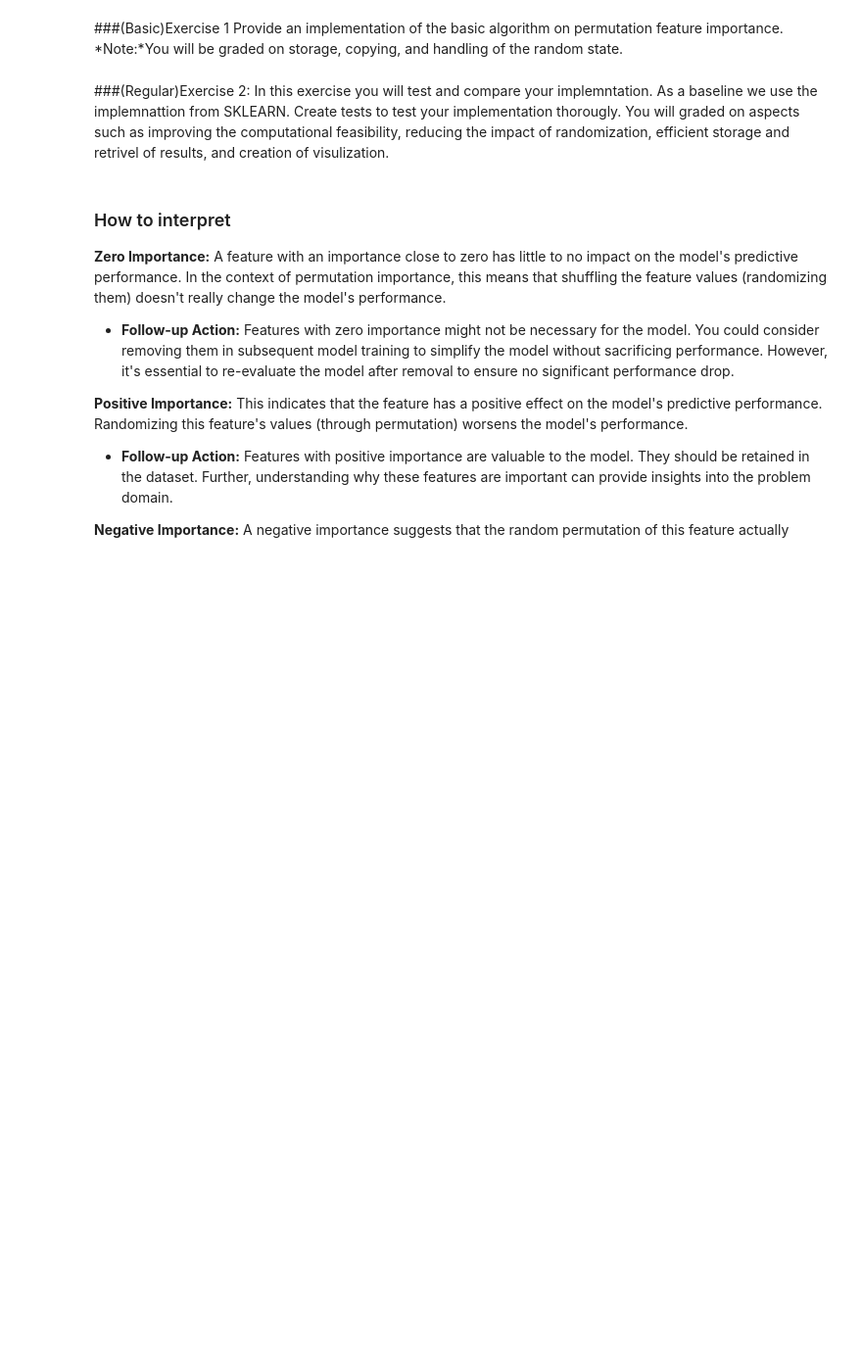
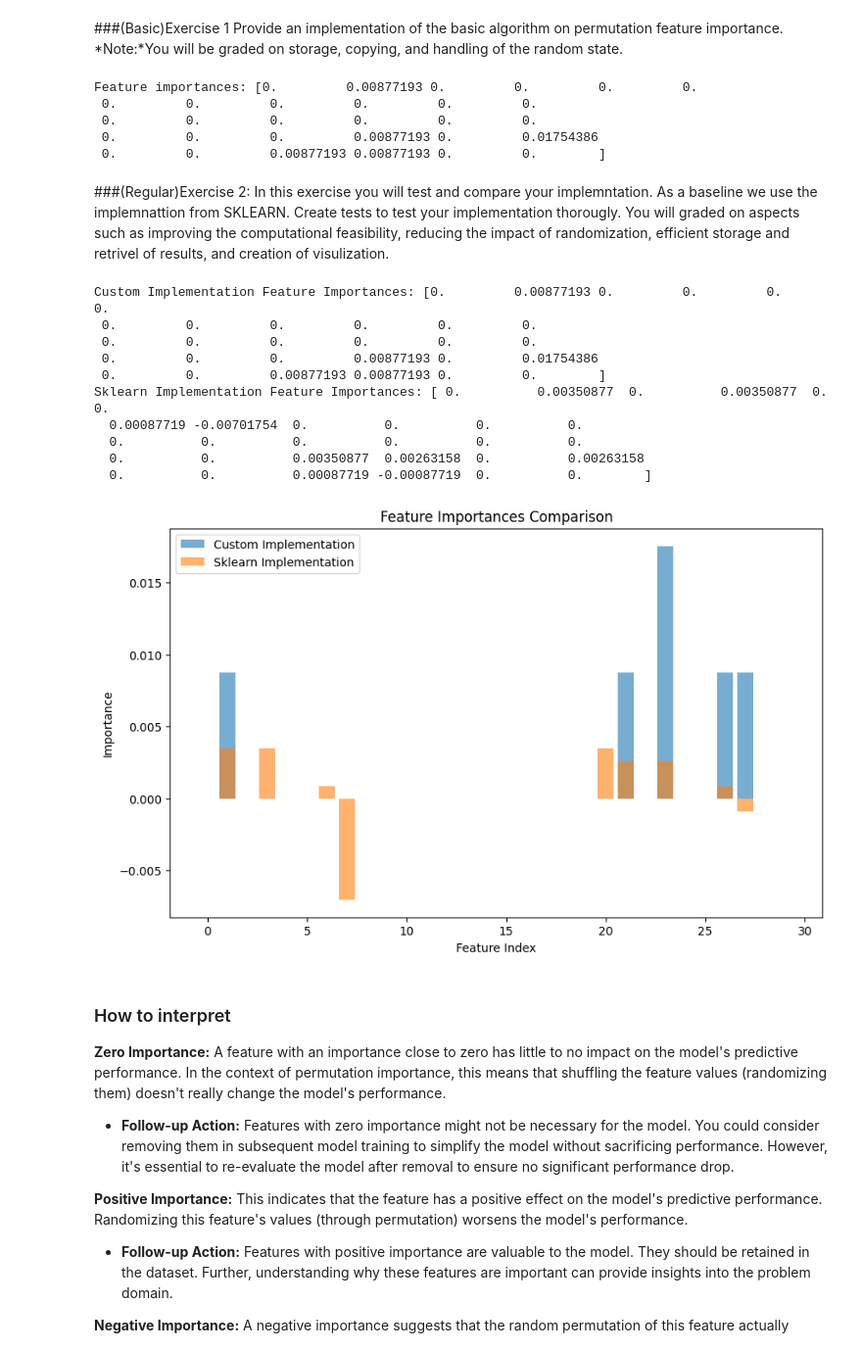
Before and after one commit to TwanMoghaddar/Explainable-Ai, a Jupyter notebook: src/2024_Lecture_1_XAI.ipynb, the cells around one changed output. Shown: that part at 98% size. Drawn from its saved outputs; the diff is of its cells as text; code cells hidden in the pictures; blank space fills up the shorter version.

```diff
--- a/src/2024_Lecture_1_XAI.ipynb
+++ b/src/2024_Lecture_1_XAI.ipynb
@@ -103,3 +89,34 @@ def permutation_importance(model, X_test, y_test, metric):
+# %%
+from sklearn.metrics import accuracy_score
+import numpy as np
+
+def permutation_importance(model, X_test, y_test, metric):
+    baseline_accuracy = metric(y_test, model.predict(X_test))
+    feature_importance = np.zeros(X_test.shape[1])
+    rng = np.random.RandomState(42)
+
+    for col in range(X_test.shape[1]):
+        X_test_permuted = X_test.copy()
+        rng.shuffle(X_test_permuted[:, col])
+        permuted_accuracy = metric(y_test, model.predict(X_test_permuted))
+        feature_importance[col] = baseline_accuracy - permuted_accuracy
+
+    return feature_importance
+
+# Example usage with a Random Forest classifier
+from sklearn.ensemble import RandomForestClassifier
+
+clf = RandomForestClassifier(random_state=42)
+clf.fit(X_train, y_train)
+
+feature_importances = permutation_importance(clf, X_test, y_test, accuracy_score)
+print("Feature importances:", feature_importances)
+# %% [output]
+Feature importances: [0.         0.00877193 0.         0.         0.         0.
+ 0.         0.         0.         0.         0.         0.
+ 0.         0.         0.         0.         0.         0.
+ 0.         0.         0.         0.00877193 0.         0.01754386
+ 0.         0.         0.00877193 0.00877193 0.         0.        ]
 # %% [markdown]
 ###(Regular)Exercise 2:
 In this exercise you will test and compare your implemntation. As a baseline we use the implemnattion from SKLEARN. Create tests to test your implementation thorougly. You will graded on aspects such as improving the computational feasibility, reducing the impact of randomization, efficient storage and retrivel of results, and creation of visulization.
@@ -108,3 +123,38 @@ In this exercise you will test and compare your implemntation. As a baseline we
+# %%
+from sklearn.inspection import permutation_importance as sklearn_permutation_importance
+
+# Calculate permutation importance using our implementation
+custom_feature_importances = permutation_importance(clf, X_test, y_test, accuracy_score)
+
+# Calculate permutation importance using sklearn's implementation
+sklearn_result = sklearn_permutation_importance(clf, X_test, y_test, n_repeats=10, random_state=42)
+sklearn_feature_importances = sklearn_result.importances_mean
+
+# Compare the results
+print("Custom Implementation Feature Importances:", custom_feature_importances)
+print("Sklearn Implementation Feature Importances:", sklearn_feature_importances)
+
+# Visualization of the comparison
+plt.figure(figsize=(10, 6))
+plt.bar(range(X_test.shape[1]), custom_feature_importances, alpha=0.6, label='Custom Implementation')
+plt.bar(range(X_test.shape[1]), sklearn_feature_importances, alpha=0.6, label='Sklearn Implementation')
+plt.xlabel('Feature Index')
+plt.ylabel('Importance')
+plt.legend()
+plt.title('Feature Importances Comparison')
+plt.show()
+# %% [output]
+Custom Implementation Feature Importances: [0.         0.00877193 0.         0.         0.         0.
+ 0.         0.         0.         0.         0.         0.
+ 0.         0.         0.         0.         0.         0.
+ 0.         0.         0.         0.00877193 0.         0.01754386
+ 0.         0.         0.00877193 0.00877193 0.         0.        ]
+Sklearn Implementation Feature Importances: [ 0.          0.00350877  0.          0.00350877  0.          0.
+  0.00087719 -0.00701754  0.          0.          0.          0.
+  0.          0.          0.          0.          0.          0.
+  0.          0.          0.00350877  0.00263158  0.          0.00263158
+  0.          0.          0.00087719 -0.00087719  0.          0.        ]
+[figure, added]
 # %% [markdown]
 ### How to interpret
 **Zero Importance:** A feature with an importance close to zero has little to no impact on the model's predictive performance. In the context of permutation importance, this means that shuffling the feature values (randomizing them) doesn't really change the model's performance.
```
Also changed, not shown: parts of 10 cells of this notebook.
